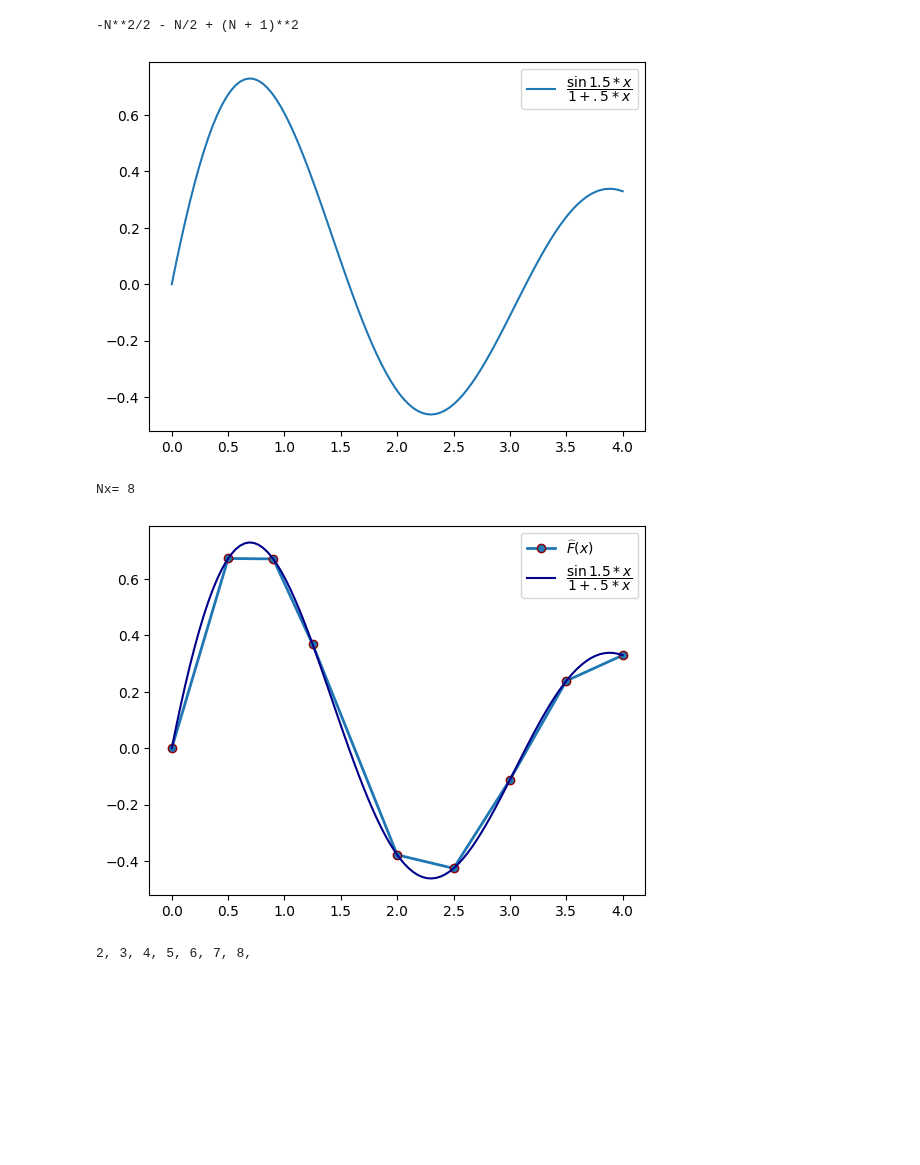
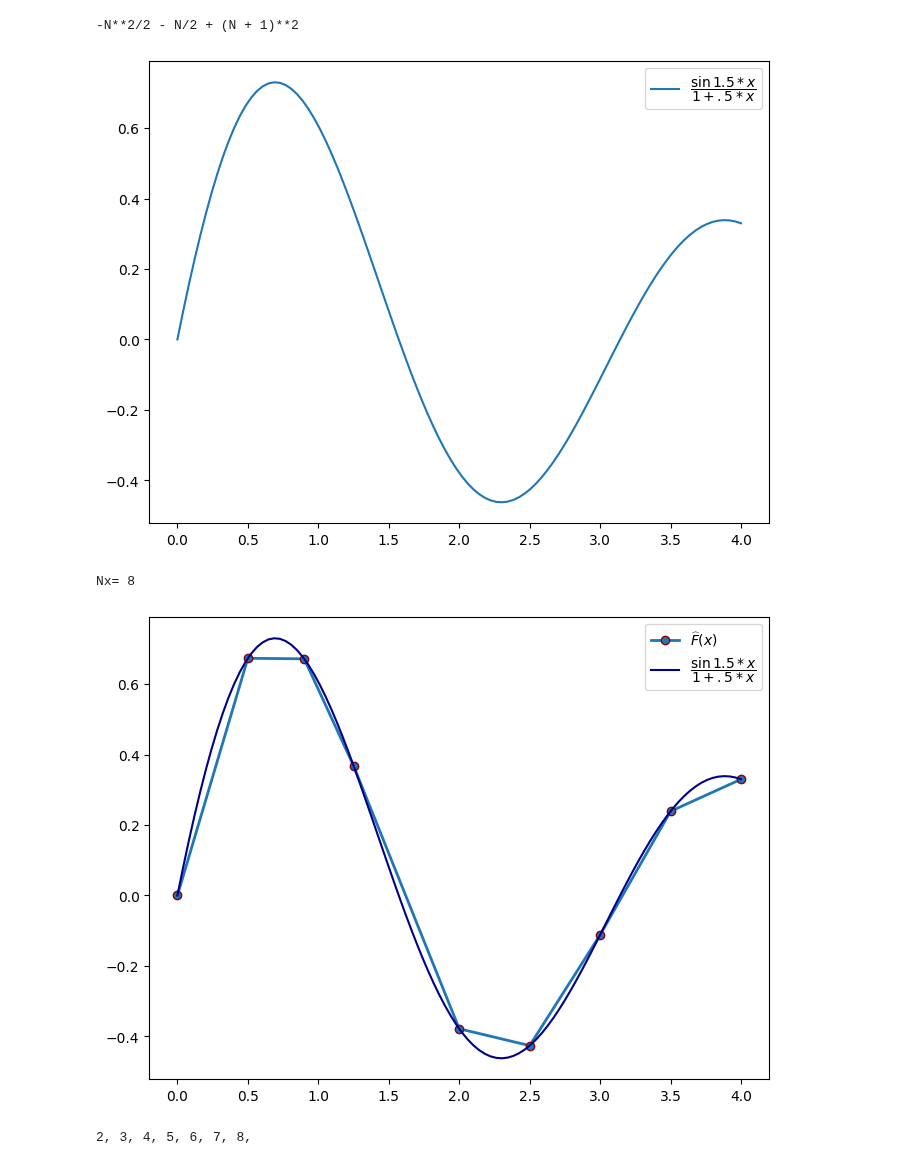
Before and after one commit to distcomp/SvF, a Jupyter notebook: ndiscr/discr_misc.ipynb, the cells around one changed output. Cells and saved outputs as stored; diff of their text form; code cells hidden in the pictures; blank space fills up the shorter version.

```diff
--- a/ndiscr/discr_misc.ipynb
+++ b/ndiscr/discr_misc.ipynb
@@ -11,15 +11,17 @@ import numpy as np
 import matplotlib.pyplot as plt
 def FF(x):
     return np.sin(2. * x)/(1+.5*x)
+figureSize = (8,6)  # inches
 X_max = 4
 x_mesh_fine = np.linspace(0, X_max, 100)
 FF_values = FF(x_mesh_fine)
+plt.figure(figsize=figureSize)
 plt.plot(x_mesh_fine, FF_values, label=r'$\dfrac{\sin{1.5*x}}{1+.5*x}$')
 
 plt.legend()
 plt.show()
 # %% [output]
-[figure, old version]
+[figure, new version]
 # %%
 xMesh = np.array([0, .5, .9, 1.25, 2.0, 2.5, 3.0, 3.5, 4])
 Fmesh = FF(xMesh)
@@ -28,12 +30,13 @@ print("Nx=", N)
 # %% [output]
 Nx= 8
 # %%
+plt.figure(figsize=figureSize)
 plt.plot(xMesh, Fmesh, 'o-', label=r'$\widehat{F}(x)$', linewidth=2, markeredgecolor='darkred')
 plt.plot(x_mesh_fine, FF_values, label=r'$\dfrac{\sin{1.5*x}}{1+.5*x}$', color='darkblue')
 plt.legend()
 plt.show()
 # %% [output]
-[figure, old version]
+[figure, new version]
 # %%
 (xMesh[0], xMesh[N])
 s=""
```
Also changed, not shown: parts of 3 cells of this notebook.
